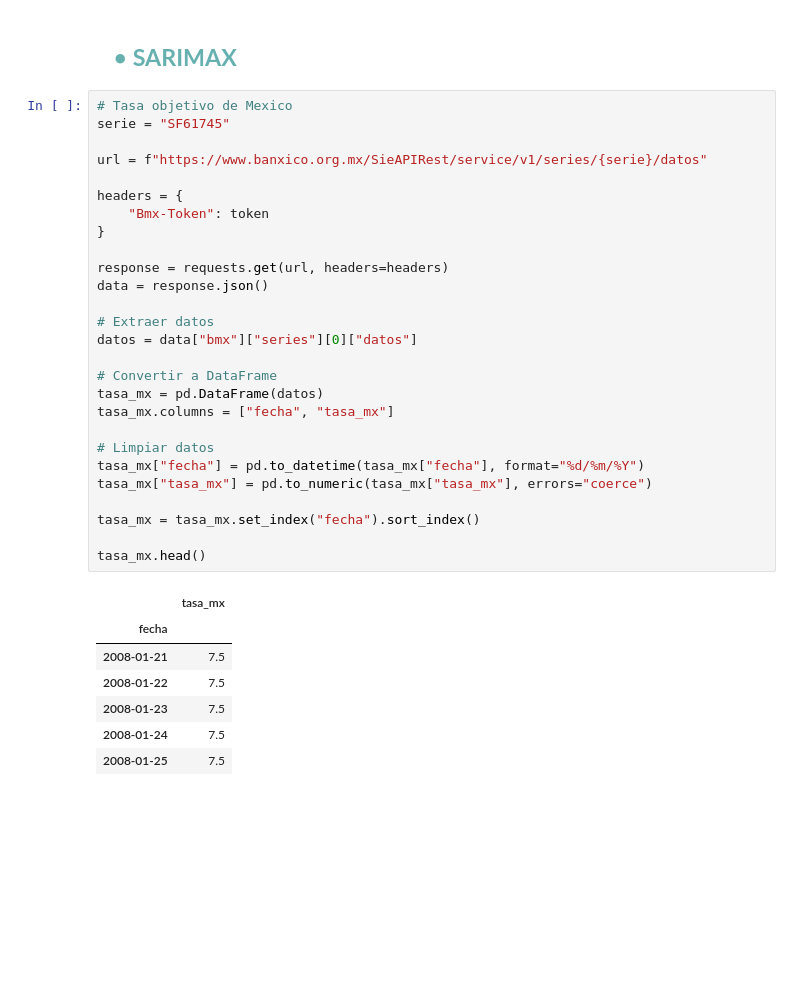
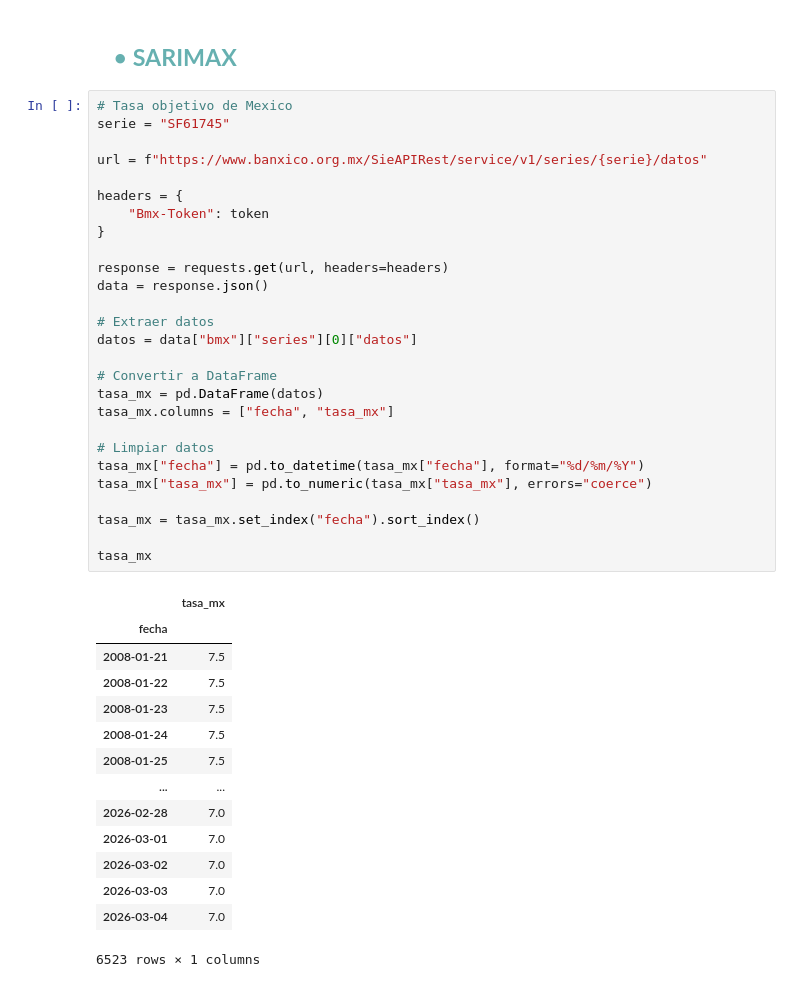
Before and after one commit to Moni-Ib/Examen1_ModelosNoLineales, a Jupyter notebook: Sarimax_7.ipynb, the cells around one changed output. Cells and saved outputs as stored; diff of their text form; blank space fills up the shorter version.

```diff
--- a/Sarimax_7.ipynb
+++ b/Sarimax_7.ipynb
@@ -653,34 +649,41 @@ serie = "SF61745"
 url = f"https://www.banxico.org.mx/SieAPIRest/service/v1/series/{serie}/datos"
 
 headers = {
     "Bmx-Token": token
 }
 
 response = requests.get(url, headers=headers)
 data = response.json()
 
 # Extraer datos
 datos = data["bmx"]["series"][0]["datos"]
 
 # Convertir a DataFrame
 tasa_mx = pd.DataFrame(datos)
 tasa_mx.columns = ["fecha", "tasa_mx"]
 
 # Limpiar datos
 tasa_mx["fecha"] = pd.to_datetime(tasa_mx["fecha"], format="%d/%m/%Y")
 tasa_mx["tasa_mx"] = pd.to_numeric(tasa_mx["tasa_mx"], errors="coerce")
 
 tasa_mx = tasa_mx.set_index("fecha").sort_index()
 
-tasa_mx.head()
+tasa_mx
 # %% [output]
 |  | tasa_mx |
 | fecha |  |
 | 2008-01-21 | 7.5 |
 | 2008-01-22 | 7.5 |
 | 2008-01-23 | 7.5 |
 | 2008-01-24 | 7.5 |
 | 2008-01-25 | 7.5 |
+| ... | ... |
+| 2026-02-28 | 7.0 |
+| 2026-03-01 | 7.0 |
+| 2026-03-02 | 7.0 |
+| 2026-03-03 | 7.0 |
+| 2026-03-04 | 7.0 |
+6523 rows × 1 columns
 # %%
 from fredapi import Fred
 
```
Also changed, not shown: parts of 26 cells of this notebook.
